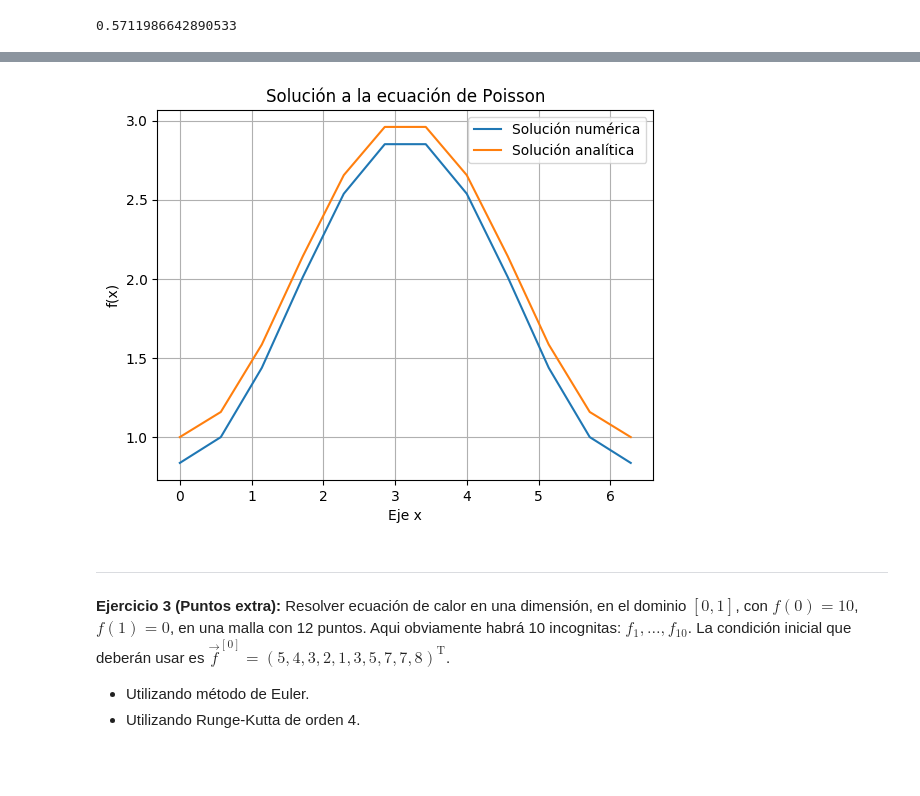
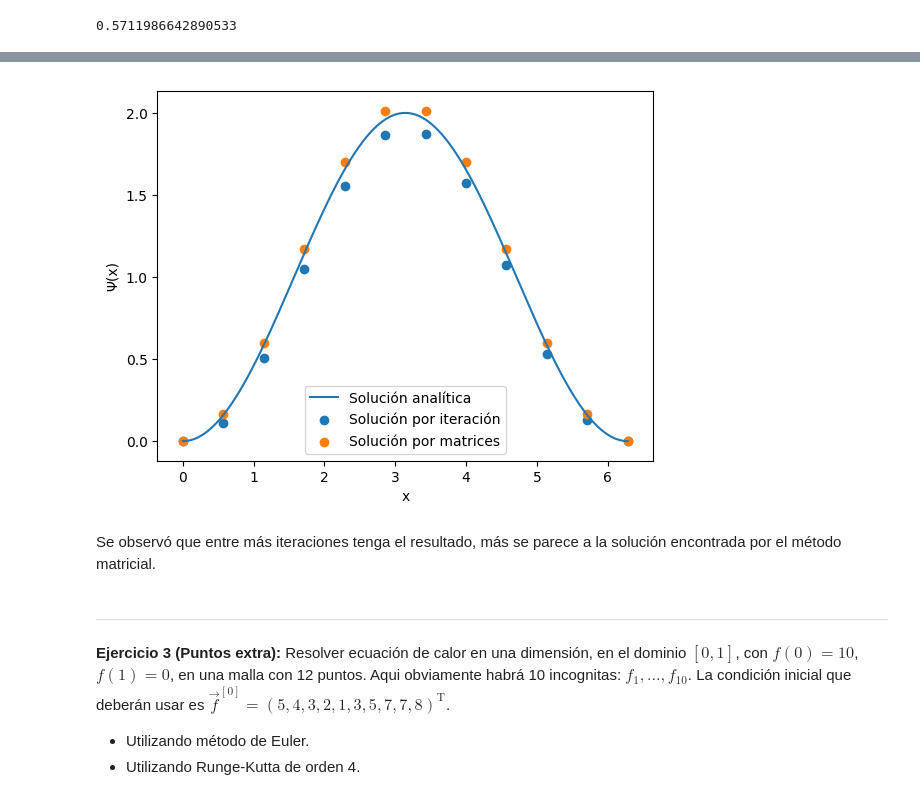
Before and after one commit to PhysFruu/Fisica_Computacional, a Jupyter notebook: Tarea_20_Parciales.ipynb, the cells around one changed output, grey strips where cells are left out. Saved outputs shown, nothing was run; the diff lists cells and outputs as text; code cells hidden in the pictures; blank space fills up the shorter version.

```diff
--- a/Tarea_20_Parciales.ipynb
+++ b/Tarea_20_Parciales.ipynb
@@ -330,0 +302,11 @@ s
+# %%
+s=h^2*cos.(listx)
+#Se quitan los extremos ya que ya los conocemos por las condiciones iniciales
+pop!(s)
+shift!(s)
+#Se aplcia la matriz
+ΨM=inv(A)*s
+#Se colocan las condiciones iniciales a la solución
+unshift!(ΨM,a)
+push!(ΨM,b)
+ΨM
@@ -330,0 +332,19 @@ s
+# %%
+#Escribios una función que corresponda a la descrita anteriormente. Esto denota un ciclo, que podemos hacer converger si colocamos las condiciones iniciales y finales en dicho arreglo
+function PartialIteration(listx,Fi,a=0,b=0,m=1000)
+    n=length(listx)
+    h=listx[2]-listx[1]
+    #Este es el arreglo que queremos volver resultado
+    S=zeros(n)
+    #Limitamos los valores de frontera a que tomen dicho valor
+    S[1]=a
+    S[n]=b
+    #Iniciamos la busqueda de convergencia
+    for k in 1:m
+        #Aquí probamos el ciclo para cada función Psi_i
+        for i in 2:(n-1)
+            S[i]=(S[i+1]+S[i-1]-h^2*Fi(listx[i]))*1/2
+        end
+    end
+    return S
+end
@@ -330,0 +357,2 @@ s
+# %%
+ΨI=PartialIteration(listx,Fi,a,b,30)
@@ -331,15 +373,16 @@ s
 # %%
 using PyPlot
-plot(listx,Ψ, label="Solución numérica")
-plot(listx,2-cos.(listx), label="Solución analítica")
-xlabel("Eje x")
-ylabel("f(x)")
-title("Solución a la ecuación de Poisson")
+scatter(listx,ΨI,label="Solución por iteración m=30")
+scatter(listx,ΨM, label="Solución por matrices")
+plot(linspace(0,2*pi,1000),1-cos.(linspace(0,2*pi,1000)), label="Solución analítica")
+xlabel("x")
+ylabel("Ψ(x)")
 legend()
-grid("on")
 show()
 # %% [output]
-[figure, old version]
+[figure, new version]
+# %% [markdown]
+Se observó que entre más iteraciones tenga el resultado, más se parece a la solución encontrada por el método matricial.
 # %% [markdown]
 -----------------
 __Ejercicio 3 (Puntos extra):__ Resolver ecuación de calor en una dimensión, en el dominio $[0,1]$, con $f(0)=10$, $f(1)=0$, en una malla con 12 puntos. Aqui obviamente habrá 10 incognitas: $f_1, \dots, f_{10}$. La condición inicial que deberán usar es $\vec f^{[0]}=(5,4,3,2,1,3,5,7,7,8)^{\text{T}}$.
```
Also changed, not shown: parts of 20 cells of this notebook.
